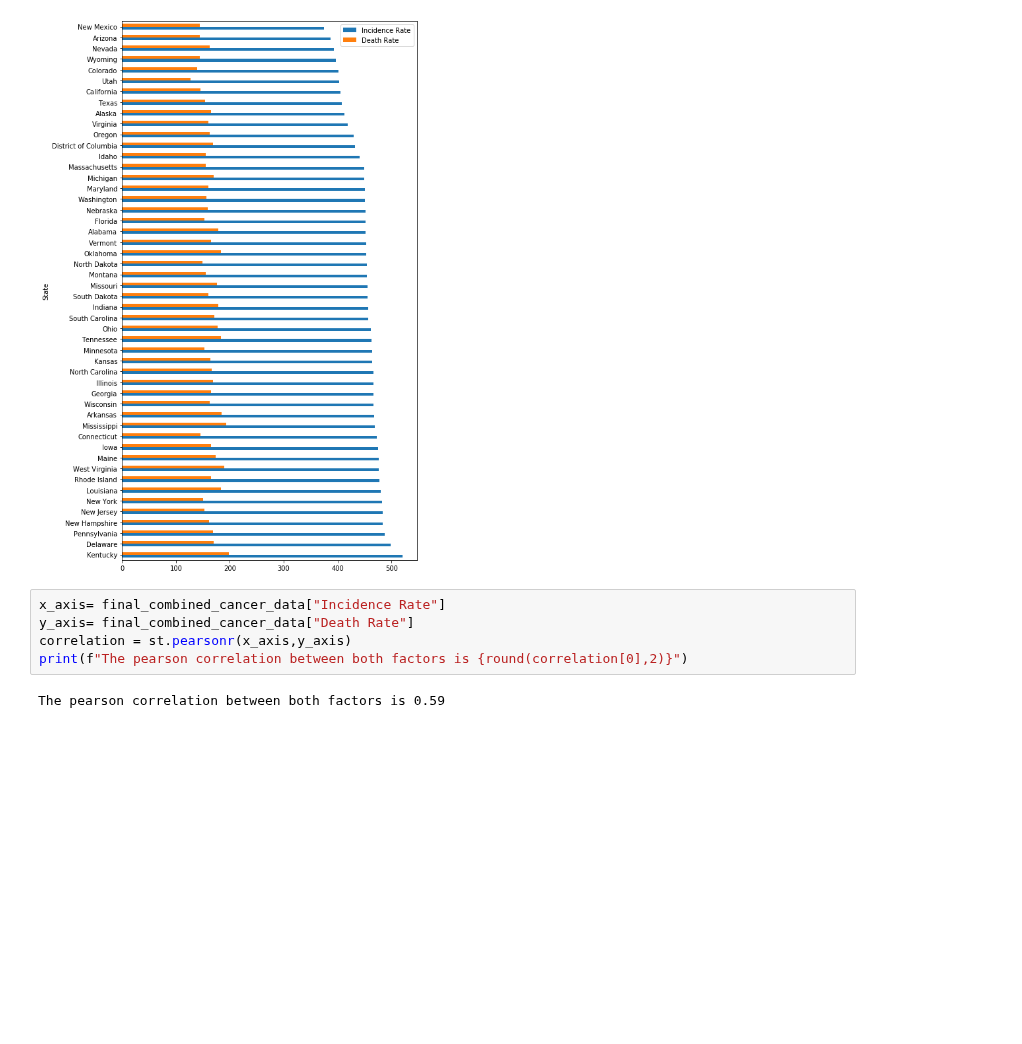
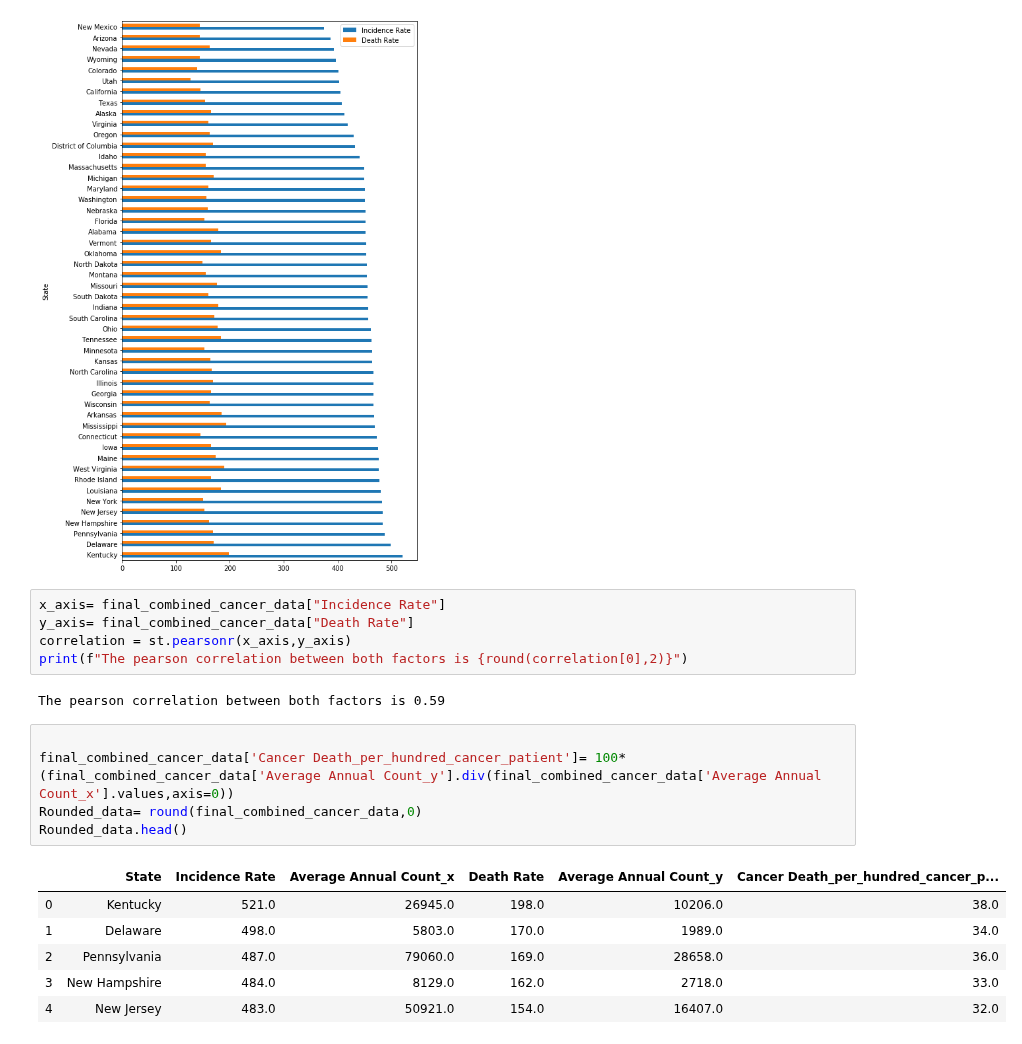
Before and after one commit to settinge/Cancer-and-Nonbiological-Variables, a Jupyter notebook: Statewiseonly.ipynb, the cells around one changed output. Cells and saved outputs as stored; diff of their text form; blank space fills up the shorter version.

```diff
--- a/Statewiseonly.ipynb
+++ b/Statewiseonly.ipynb
@@ -129,3 +129,15 @@ correlation = st.pearsonr(x_axis,y_axis)
 print(f"The pearson correlation between both factors is {round(correlation[0],2)}")
 # %% [output]
 The pearson correlation between both factors is 0.59
+# %%
+
+final_combined_cancer_data['Cancer Death_per_hundred_cancer_patient']= 100*(final_combined_cancer_data['Average Annual Count_y'].div(final_combined_cancer_data['Average Annual Count_x'].values,axis=0))
+Rounded_data= round(final_combined_cancer_data,0)
+Rounded_data.head()
+# %% [output]
+|  | State | Incidence Rate | Average Annual Count_x | Death Rate | Average Annual Count_y | Cancer Death_per_hundred_cancer_p... |
+| 0 | Kentucky | 521.0 | 26945.0 | 198.0 | 10206.0 | 38.0 |
+| 1 | Delaware | 498.0 | 5803.0 | 170.0 | 1989.0 | 34.0 |
+| 2 | Pennsylvania | 487.0 | 79060.0 | 169.0 | 28658.0 | 36.0 |
+| 3 | New Hampshire | 484.0 | 8129.0 | 162.0 | 2718.0 | 33.0 |
+| 4 | New Jersey | 483.0 | 50921.0 | 154.0 | 16407.0 | 32.0 |
```
Also changed, not shown: parts of 9 cells of this notebook, 1 other file.
